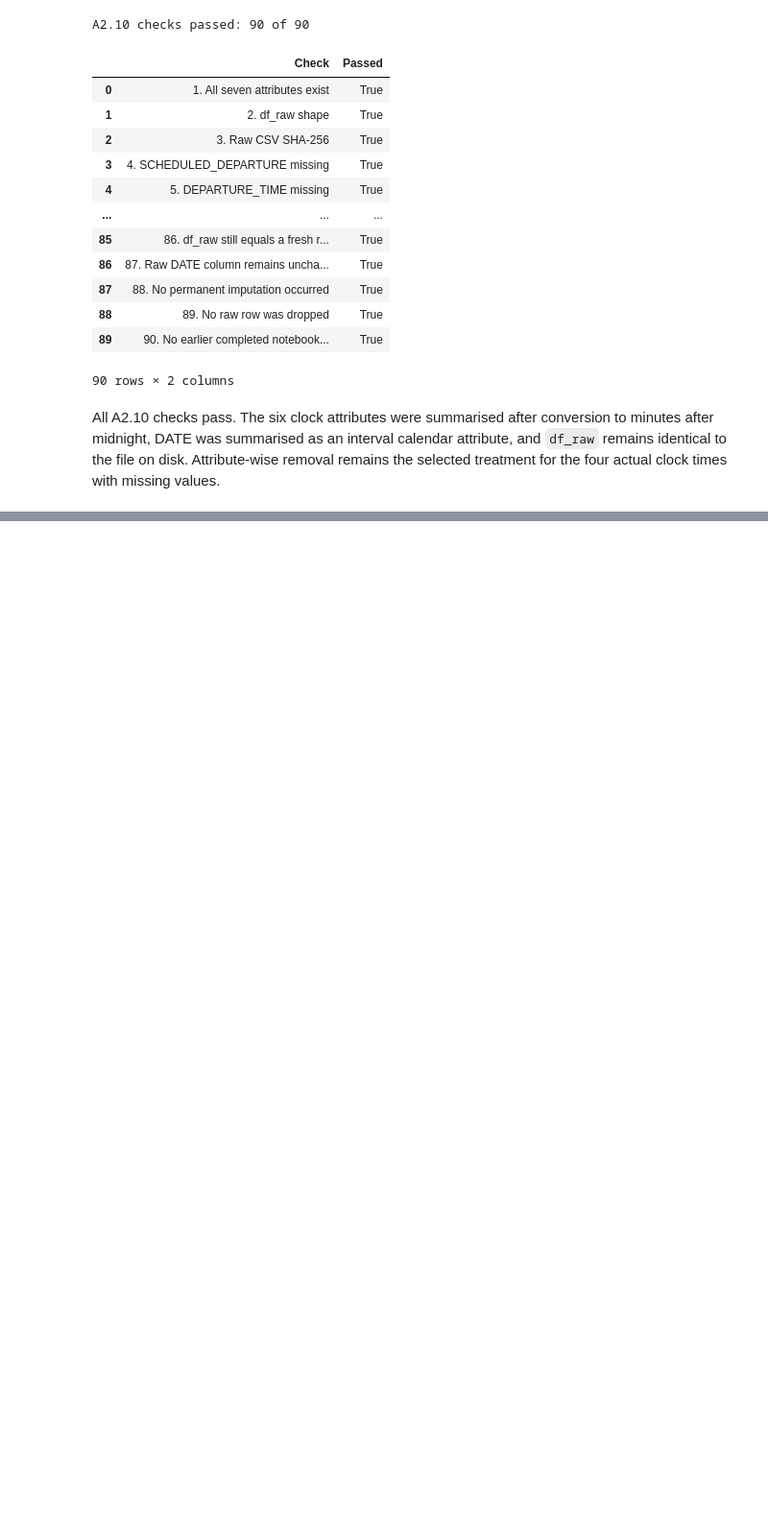
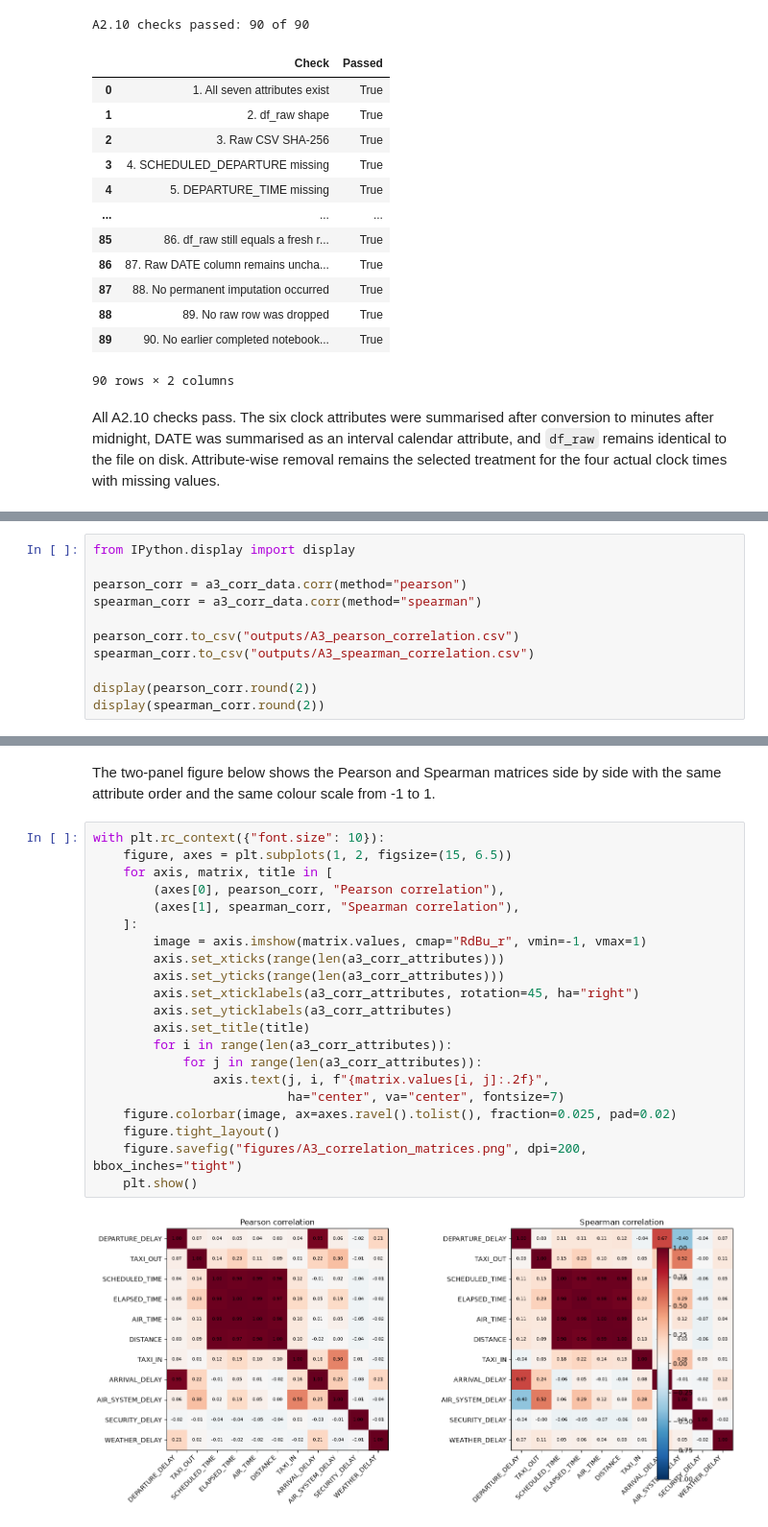
Before and after one commit to le23967/31250-assignment2-25740123, a Jupyter notebook: ida_25740123.ipynb, the cells around one changed output, grey strips where cells are left out. Shown at 96% size. Saved outputs shown, nothing was run; the diff lists cells and outputs as text; blank space fills up the shorter version.

Commit message:
A3 exploration correlations outliers and clustering

```diff
--- a/ida_25740123.ipynb
+++ b/ida_25740123.ipynb
@@ -4979,0 +5067,11 @@ selected treatment for the four actual clock times with missing values.
+# %%
+from IPython.display import display
+
+pearson_corr = a3_corr_data.corr(method="pearson")
+spearman_corr = a3_corr_data.corr(method="spearman")
+
+pearson_corr.to_csv("outputs/A3_pearson_correlation.csv")
+spearman_corr.to_csv("outputs/A3_spearman_correlation.csv")
+
+display(pearson_corr.round(2))
+display(spearman_corr.round(2))
@@ -4979,0 +5148,26 @@ selected treatment for the four actual clock times with missing values.
+# %% [markdown]
+The two-panel figure below shows the Pearson and Spearman matrices side by side
+with the same attribute order and the same colour scale from -1 to 1.
+# %%
+with plt.rc_context({"font.size": 10}):
+    figure, axes = plt.subplots(1, 2, figsize=(15, 6.5))
+    for axis, matrix, title in [
+        (axes[0], pearson_corr, "Pearson correlation"),
+        (axes[1], spearman_corr, "Spearman correlation"),
+    ]:
+        image = axis.imshow(matrix.values, cmap="RdBu_r", vmin=-1, vmax=1)
+        axis.set_xticks(range(len(a3_corr_attributes)))
+        axis.set_yticks(range(len(a3_corr_attributes)))
+        axis.set_xticklabels(a3_corr_attributes, rotation=45, ha="right")
+        axis.set_yticklabels(a3_corr_attributes)
+        axis.set_title(title)
+        for i in range(len(a3_corr_attributes)):
+            for j in range(len(a3_corr_attributes)):
+                axis.text(j, i, f"{matrix.values[i, j]:.2f}",
+                          ha="center", va="center", fontsize=7)
+    figure.colorbar(image, ax=axes.ravel().tolist(), fraction=0.025, pad=0.02)
+    figure.tight_layout()
+    figure.savefig("figures/A3_correlation_matrices.png", dpi=200, bbox_inches="tight")
+    plt.show()
+# %% [output]
+[figure, added]
```
Also changed, not shown: parts of 51 cells of this notebook, 18 other files.
